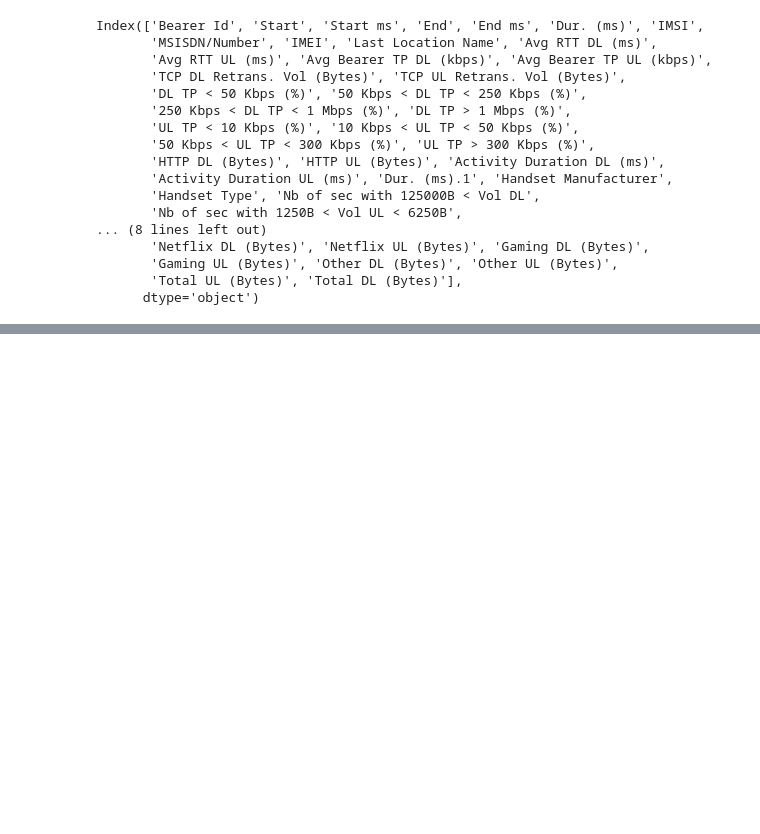
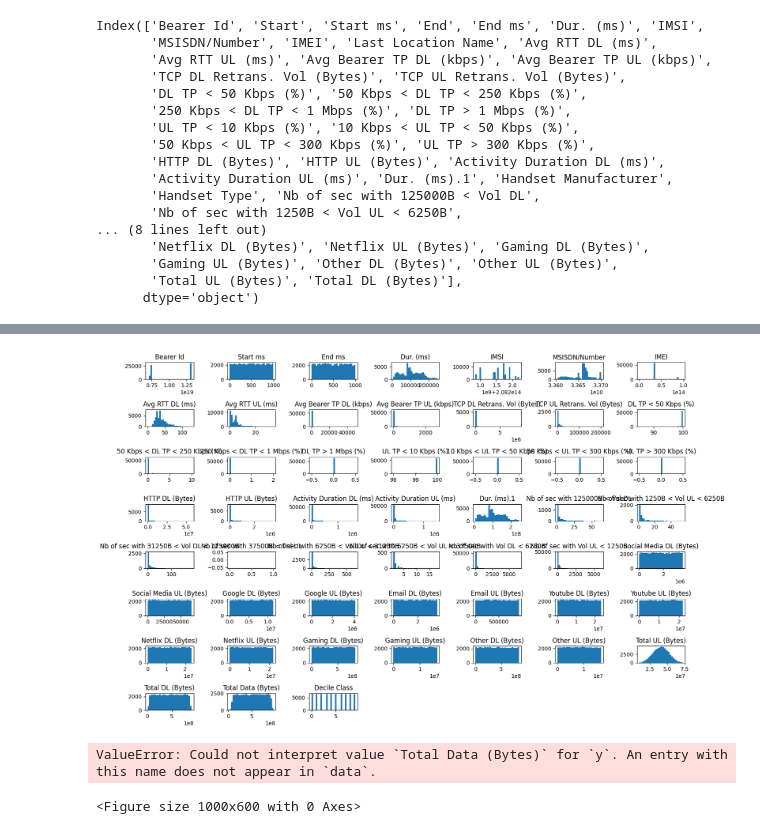
Before and after one commit to Ofgeha-Gelana/TellCo-Telecom-Analysis-Dashboard, a Jupyter notebook: notebooks/try.ipynb, the cells around one changed output, grey strips where cells are left out. Saved outputs shown, nothing was run; the diff lists cells and outputs as text; code cells hidden in the pictures; blank space fills up the shorter version.

```diff
--- a/notebooks/try.ipynb
+++ b/notebooks/try.ipynb
@@ -374,3 +375,15 @@ Index(['Bearer Id', 'Start', 'Start ms', 'End', 'End ms', 'Dur. (ms)', 'IMSI',
        'Gaming UL (Bytes)', 'Other DL (Bytes)', 'Other UL (Bytes)',
        'Total UL (Bytes)', 'Total DL (Bytes)'],
       dtype='object')
+# %%
+# Create a new column for total data (DL + UL)
+df_cleaned['Total Data (Bytes)'] = df_cleaned['Total DL (Bytes)'] + df_cleaned['Total UL (Bytes)']
+
+# Calculate the decile classes based on the total session duration
+df_cleaned['Decile Class'] = pd.qcut(df_cleaned['Dur. (ms)'], 10, labels=False)  # 0-9 labels
+
+# Group by Decile Class to compute total data
+decile_summary = df_cleaned.groupby('Decile Class')['Total Data (Bytes)'].sum().reset_index()
+
+print("Total Data per Decile Class:")
+print(decile_summary)
@@ -376,0 +456,28 @@ Index(['Bearer Id', 'Start', 'Start ms', 'End', 'End ms', 'Dur. (ms)', 'IMSI',
+# %%
+# Plot histograms for quantitative variables
+df_cleaned.hist(bins=30, figsize=(15, 10), grid=False)
+plt.tight_layout()
+plt.show()
+
+# # Use seaborn for more advanced plots
+# for col in df_cleaned.select_dtypes(include=[np.float64, np.int64]):
+#     sns.boxplot(x=df[col])
+#     plt.title(f'Boxplot of {col}')
+#     plt.show()
+# %% [output]
+[figure, added]
+# %%
+# Analyze relationships between each application and total data
+applications = ['Total DL (Bytes)', 'Total UL (Bytes)', 'Total Data (Bytes)', 'Social Media DL (Bytes)', 'Google DL (Bytes)', 'Email DL (Bytes)', 'YouTube DL (Bytes)', 'Netflix DL (Bytes)', 'Gaming DL (Bytes)', 'Other DL']
+
+# Create scatter plots or correlation heatmap
+for app in applications:
+    plt.figure(figsize=(10, 6))
+    sns.scatterplot(data=df, x=app, y='Total Data (Bytes)')
+    plt.title(f'Relationship between {app} and Total Data')
+    plt.xlabel(app)
+    plt.ylabel('Total Data (Bytes)')
+    plt.show()
+# %% [output]
+ValueError: Could not interpret value `Total Data (Bytes)` for `y`. An entry with this name does not appear in `data`.
+<Figure size 1000x600 with 0 Axes>
```
Also changed, not shown: parts of 4 cells of this notebook, 1 other file.
